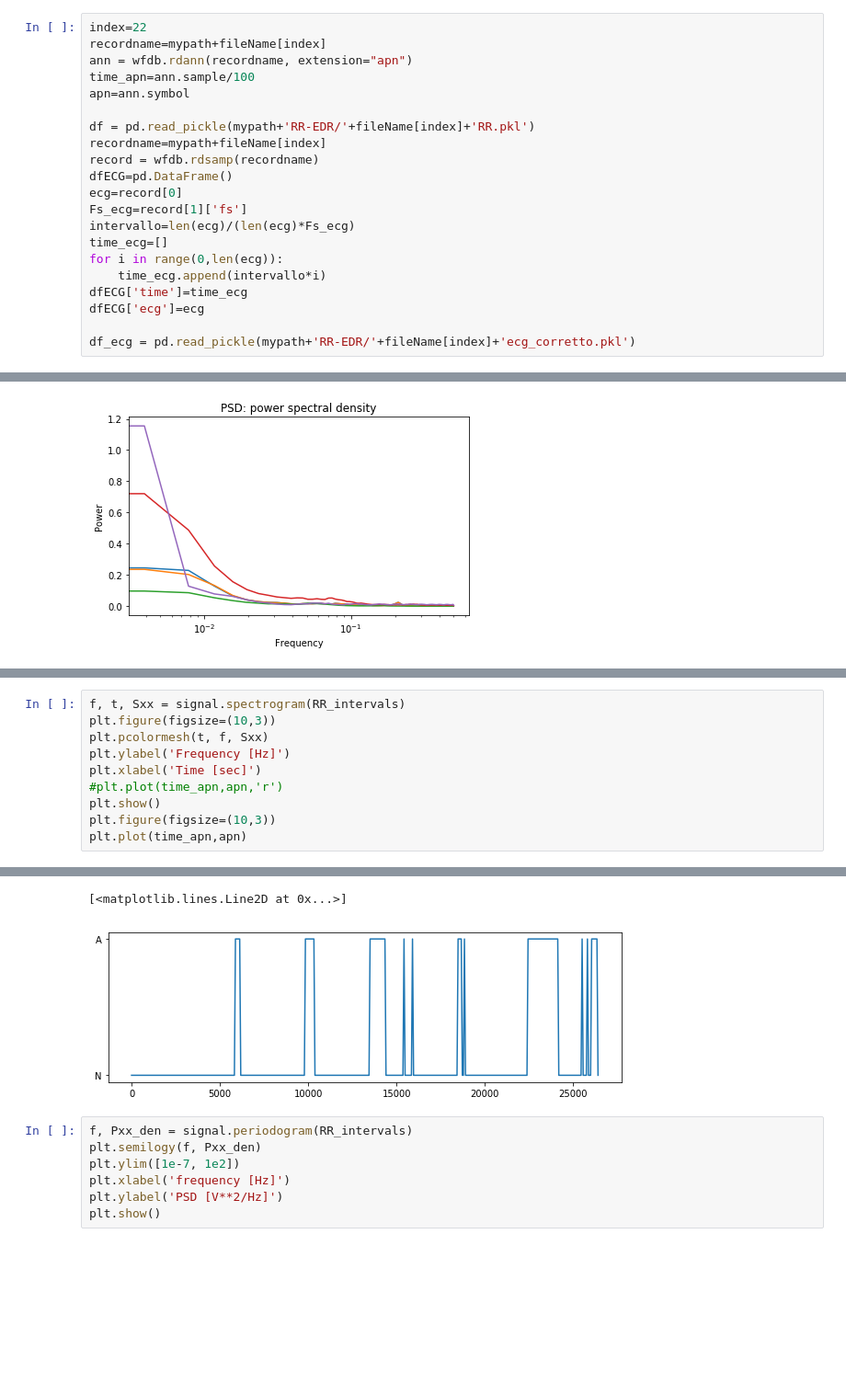
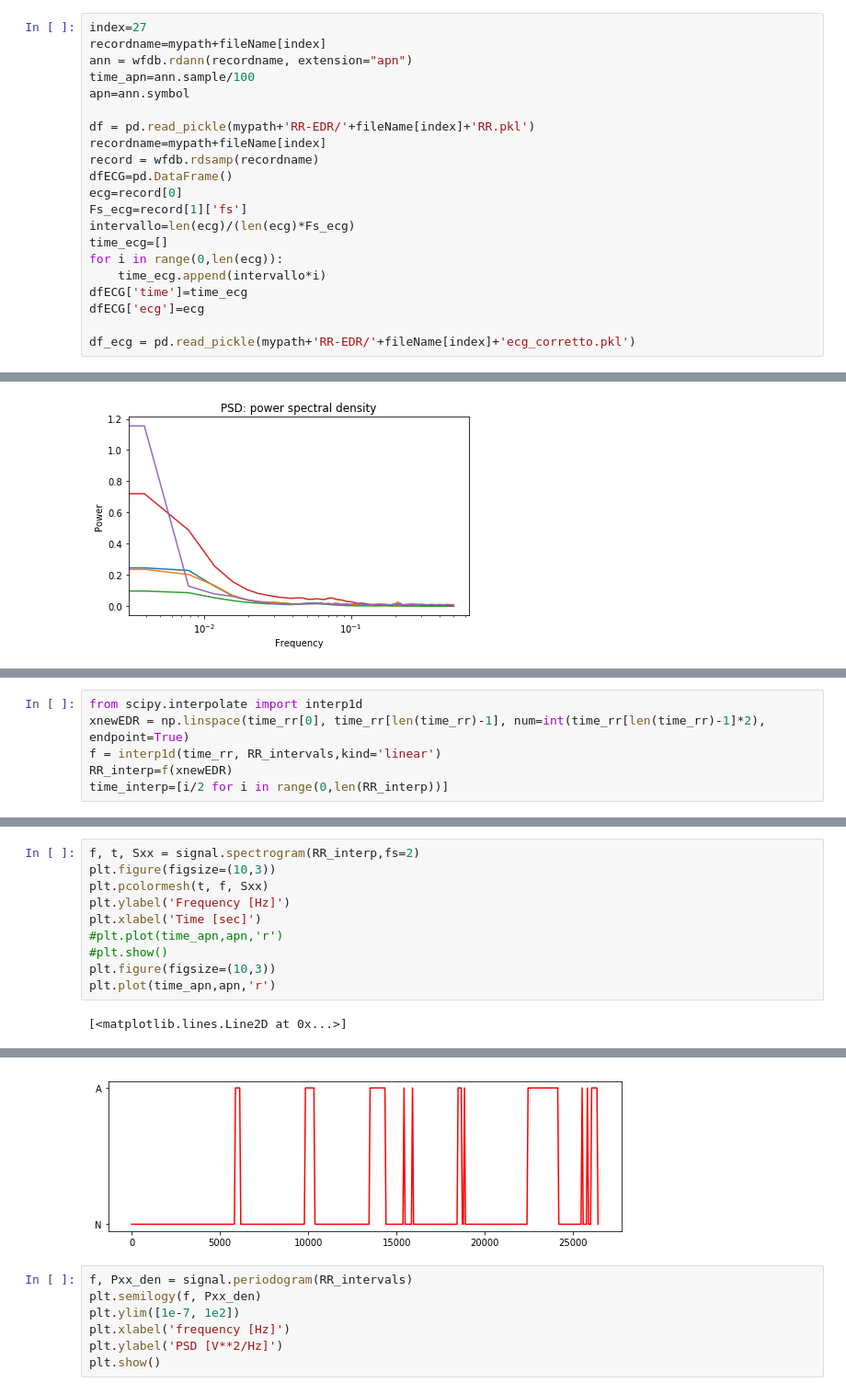
Before and after one commit to saralocatelli94/TesiMagistrale, a Jupyter notebook: SleepApnea_ECG/RR_analysis.ipynb, the cells around one changed output, grey strips where cells are left out. Shown at 92% size. Drawn from its saved outputs; the diff is of its cells as text; blank space fills up the shorter version.

```diff
--- a/SleepApnea_ECG/RR_analysis.ipynb
+++ b/SleepApnea_ECG/RR_analysis.ipynb
@@ -25,7 +25,7 @@ fileName=['a01','a02','a03','a04','a05','a06','a07','a08','a09','a10','a11','a12
          'x01','x02','x03','x04','x05','x06','x07','x08','x09','x10','x11','x12','x13','x14','x15','x16','x17','x18','x19','x20']
 mypath='C:/Users/sara/Documents/5anno/TESI/DataBase_PhysioNet/www.physionet.org/physiobank/database/apnea-ecg/'
 # %%
-index=22
+index=27
 recordname=mypath+fileName[index]
 ann = wfdb.rdann(recordname, extension="apn")
 time_apn=ann.sample/100
@@ -235,0 +225,6 @@ plt.tight_layout()
+# %%
+from scipy.interpolate import interp1d
+xnewEDR = np.linspace(time_rr[0], time_rr[len(time_rr)-1], num=int(time_rr[len(time_rr)-1]*2), endpoint=True)
+f = interp1d(time_rr, RR_intervals,kind='linear')
+RR_interp=f(xnewEDR)
+time_interp=[i/2 for i in range(0,len(RR_interp))]
@@ -236,11 +241,12 @@ plt.tight_layout()
 # %%
-f, t, Sxx = signal.spectrogram(RR_intervals)
+f, t, Sxx = signal.spectrogram(RR_interp,fs=2)
 plt.figure(figsize=(10,3))
 plt.pcolormesh(t, f, Sxx)
 plt.ylabel('Frequency [Hz]')
 plt.xlabel('Time [sec]')
 #plt.plot(time_apn,apn,'r')
-plt.show()
+#plt.show()
 plt.figure(figsize=(10,3))
-plt.plot(time_apn,apn)
+plt.plot(time_apn,apn,'r')
 # %% [output]
+[<matplotlib.lines.Line2D at 0x...>]
@@ -248,5 +254,4 @@ plt.plot(time_apn,apn)
-[<matplotlib.lines.Line2D at 0x...>]
-[figure, old version]
+[figure, new version]
 # %%
 f, Pxx_den = signal.periodogram(RR_intervals)
 plt.semilogy(f, Pxx_den)
```
Also changed, not shown: parts of 14 cells of this notebook, 4 other files.
